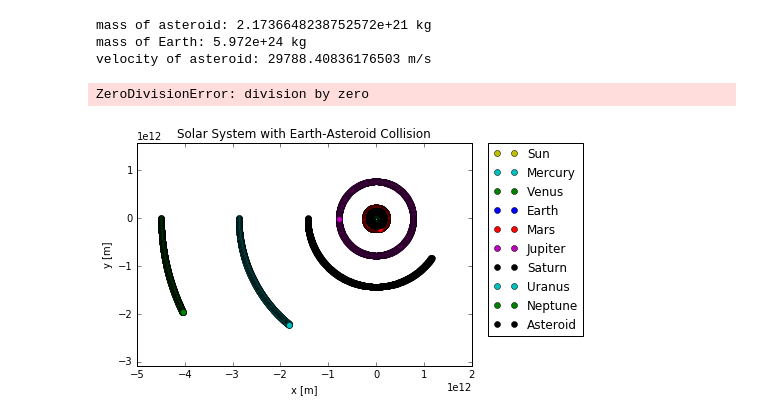
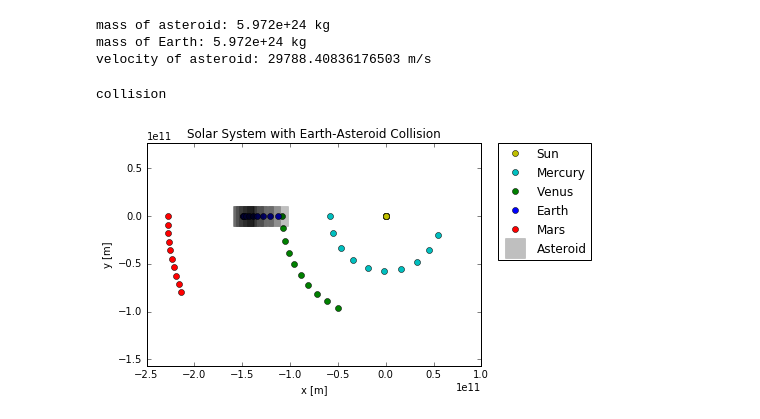
Before and after one commit to nah91/Destabilization, a Jupyter notebook: planet-planet-collision-simulation (not finished).ipynb, the cells around one changed output. Saved outputs shown, nothing was run; the diff lists cells and outputs as text; code cells hidden in the pictures.

Commit message:
got collision to work
still missing the radius calculation

```diff
--- a/planet-planet-collision-simulation (not finished).ipynb
+++ b/planet-planet-collision-simulation (not finished).ipynb
@@ -63,9 +63,9 @@ V8 = np.sqrt(G*M0/D8)        # m                      [Orbital velocity of Neptu
 rho = 2000                   # kg / m**3              [Density of Asteroid]
 R = 637810                   # m                      [Radius of Asteroid]
 Vol = (4/3)*np.pi*(R**3)     # m**3                   [Volume of Asteroid]
-M = rho * Vol                # kg                     [Mass of Asteroid]
-D = 1.496 * 10**11           # m                      [Orbital distance Asteroid-Sun]
-V = np.sqrt(G*M0/D)         # m/s                     [Orbital velocity of Asteroid]
+M = M3                # kg                     [Mass of Asteroid]
+D = D3                       # m                      [Orbital distance Asteroid-Sun]
+V = np.sqrt(G*M0/(D))        # m/s                    [Orbital velocity of Asteroid]
 
 print('mass of asteroid: {}'.format(M), 'kg')       # [print mass of asteroid for reference]
 print('mass of Earth: {}'.format(M3), 'kg')         # [print mass of Earth for reference]
@@ -74,7 +74,7 @@ print('velocity of asteroid: {}'.format(V), 'm/s')  # [print velocity of asteroi
 Mass = [M0, M1, M2, M3, M4, M5, M6, M7, M8, M]      # [Mass list for entire solar system]
 Radius = [R0, R1, R2, R3, R4, R5, R6, R7, R8, R]    # [Radius list to be used for collsions later]
 # %% [output]
-mass of asteroid: 2.1736648238752572e+21 kg
+mass of asteroid: 5.972e+24 kg
 mass of Earth: 5.972e+24 kg
 velocity of asteroid: 29788.40836176503 m/s
 # %%
@@ -93,7 +93,7 @@ y_arr = np.array([             0.0,               0.0,              0.0,
                   D6*np.cos(np.pi), -V6*np.sin(np.pi), D6*np.sin(np.pi), V6*np.cos(np.pi),
                   D7*np.cos(np.pi), -V7*np.sin(np.pi), D7*np.sin(np.pi), V7*np.cos(np.pi),
                   D8*np.cos(np.pi), -V8*np.sin(np.pi), D8*np.sin(np.pi), V8*np.cos(np.pi),
-                  D*np.cos(np.pi/2), V*np.sin(np.pi/2),D*np.sin(np.pi/2),-V*np.cos(np.pi/2)])
+                  D*np.cos(np.pi),  V*np.sin(np.pi),  D*np.sin(np.pi),  -V*np.cos(np.pi)])
 # %%
 ### Need to modify this code to take into account inelastic collisions:
 
@@ -115,34 +115,39 @@ def genOrbitalMotion(y_arr, t):
 
     for i in range(n):
         sumx, sumy = 0, 0
+        count = 0
+
         for j in range(n):
-            count = 0
             if i == j:
                 continue
+
             Sep = np.sqrt((X[i] - X[j])**2 + (Y[i] - Y[j])**2)      # Sep is direct separation between the bodies
 
-            if Sep <= 10*(Radius[i] + Radius[j]):                  # Checks if a collision has ocurred
+            if Sep <= 10*(Radius[i] + Radius[j]):                   # Checks if a collision has ocurred
+                if Mass[i] == 0 or Mass[j] == 0:
+                    continue
+                print('collision')
                 count += 1
 
                 Vx[i] = (Mass[i]*Vx[i] + Mass[j]*Vx[j]) / (Mass[i] + Mass[j])
                 Vy[i] = (Mass[i]*Vy[i] + Mass[j]*Vy[j]) / (Mass[i] + Mass[j])
 
-                X[j] = 2*D8
-                Y[j] = 2*D8
-                Vx[j] = 0
-                Vy[j] = 0
-                Ax[j] = 0
-                Ay[j] = 0
+                X[j] = X[i]
+                Y[j] = Y[i]
+
+                Vx[j] = Vx[i]
+                Vy[j] = Vy[i]
 
                 rho_i = (3*Mass[i]) / (4*np.pi*Radius[i]**3)
                 rho_j = (3*Mass[j]) / (4*np.pi*Radius[j]**3)
 
                 rho_mass_new = (((Mass[i]/(Mass[i] + Mass[j]))*rho_i) + (Mass[j]/(Mass[i] + Mass[j]))*rho_j) / 2
 
+                #Radius[i] = ((3*Mass[i])/(4*np.pi*rho_mass_new))**(1/3)
+
                 Mass[i] = Mass[i] + Mass[j]
                 Mass[j] = 0
-
-                Radius[i] = ((3*Mass[i])/(4*np.pi*rho_mass_new))**(1/3)
+                continue
 
             sumx += -(G*Mass[j]*(X[i] - X[j])) / (Sep**3)
             sumy += -(G*Mass[j]*(Y[i] - Y[j])) / (Sep**3)
@@ -159,26 +164,26 @@ def orbitalMotion(y_arr, t):
     ans_arr = odeint(genOrbitalMotion, y_arr, t)
     return np.array(ans_arr)
 # %%
-Period_Jupiter_Test_Collision = orbitalMotion(y_arr, t5)
+Period_Jupiter_Test_Collision = orbitalMotion(y_arr, t5[:10])
 # %% [output]
-ZeroDivisionError: division by zero
+collision
 # %%
 plt.plot(Period_Jupiter_Test_Collision[:,0],  Period_Jupiter_Test_Collision[:,2],  'ro', color='y', label='Sun')
 plt.plot(Period_Jupiter_Test_Collision[:,4],  Period_Jupiter_Test_Collision[:,6],  'ro', color='c', label='Mercury')
 plt.plot(Period_Jupiter_Test_Collision[:,8],  Period_Jupiter_Test_Collision[:,10], 'ro', color='g', label='Venus')
 plt.plot(Period_Jupiter_Test_Collision[:,12], Period_Jupiter_Test_Collision[:,14], 'ro', color='b', label='Earth')
 plt.plot(Period_Jupiter_Test_Collision[:,16], Period_Jupiter_Test_Collision[:,18], 'ro', color='r', label='Mars')
-plt.plot(Period_Jupiter_Test_Collision[:,20], Period_Jupiter_Test_Collision[:,22], 'ro', color='m', label='Jupiter')
-plt.plot(Period_Jupiter_Test_Collision[:,24], Period_Jupiter_Test_Collision[:,26], 'ro', color='k', label='Saturn')
-plt.plot(Period_Jupiter_Test_Collision[:,28], Period_Jupiter_Test_Collision[:,30], 'ro', color='c', label='Uranus')
-plt.plot(Period_Jupiter_Test_Collision[:,32], Period_Jupiter_Test_Collision[:,34], 'ro', color='g', label='Neptune')
-plt.plot(Period_Jupiter_Test_Collision[:,36], Period_Jupiter_Test_Collision[:,38], 'ro', color='k', label='Asteroid')
+#plt.plot(Period_Jupiter_Test_Collision[:,20], Period_Jupiter_Test_Collision[:,22], 'ro', color='m', label='Jupiter')
+#plt.plot(Period_Jupiter_Test_Collision[:,24], Period_Jupiter_Test_Collision[:,26], 'ro', color='k', label='Saturn')
+#plt.plot(Period_Jupiter_Test_Collision[:,28], Period_Jupiter_Test_Collision[:,30], 'ro', color='c', label='Uranus')
+#plt.plot(Period_Jupiter_Test_Collision[:,32], Period_Jupiter_Test_Collision[:,34], 'ro', color='g', label='Neptune')
+plt.plot(Period_Jupiter_Test_Collision[:,36], Period_Jupiter_Test_Collision[:,38], 's',markersize=20, color='k', label='Asteroid', alpha=.25)
 
 plt.title('Solar System with Earth-Asteroid Collision')
 plt.xlabel('x [m]')
 plt.ylabel('y [m]')
-plt.legend(bbox_to_anchor=(1.05, 1), loc=2, borderaxespad=0.)
+plt.legend(bbox_to_anchor=(1.05, 1), loc=2, borderaxespad=0., numpoints=1)
 plt.axes().set_aspect('equal', 'datalim')
 plt.show()
 # %% [output]
-[figure, old version]
+[figure, new version]
```
Also changed, not shown: parts of 2 cells of this notebook, 3 other files.
